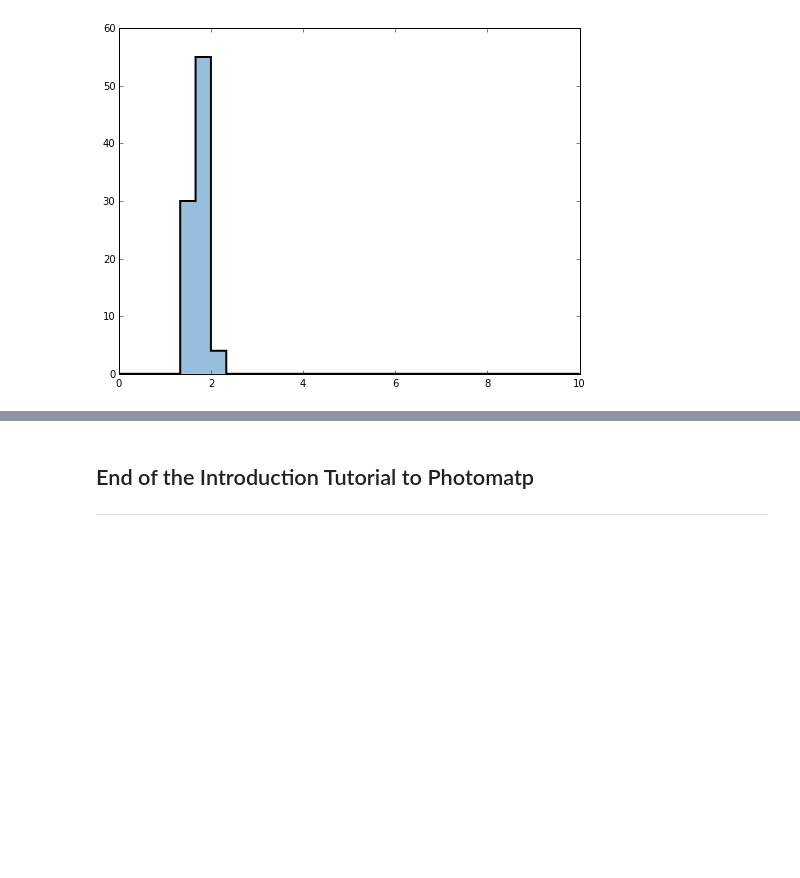
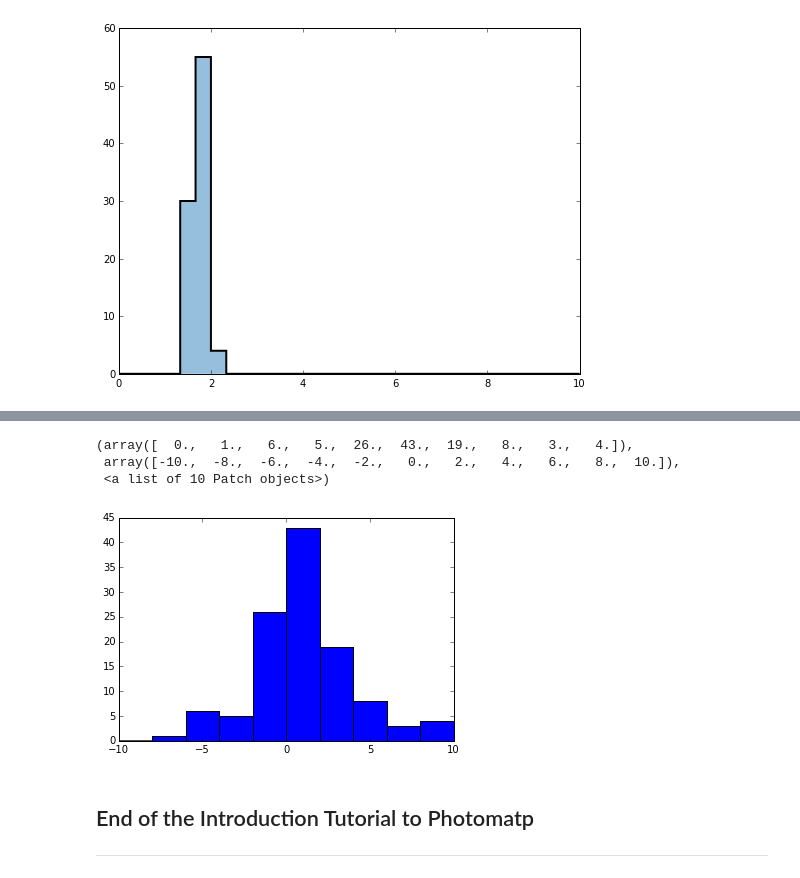
Before and after one commit to MickaelRigault/astrobject, a Jupyter notebook: notebooks/Tutorial_Collections__PhotoPoints.ipynb, the cells around one changed output, grey strips where cells are left out. Saved outputs shown, nothing was run; the diff lists cells and outputs as text; code cells hidden in the pictures; blank space fills up the shorter version.

```diff
--- a/notebooks/Tutorial_Collections__PhotoPoints.ipynb
+++ b/notebooks/Tutorial_Collections__PhotoPoints.ipynb
@@ -475,3 +514,10 @@ sep.show_hist(toshow="a",
+# %%
+mpl.hist((magstars-magstarscat)/magstarserr, range=[-10,10])
+# %% [output]
+(array([  0.,   1.,   6.,   5.,  26.,  43.,  19.,   8.,   3.,   4.]),
+ array([-10.,  -8.,  -6.,  -4.,  -2.,   0.,   2.,   4.,   6.,   8.,  10.]),
+ <a list of 10 Patch objects>)
+[figure, added]
 # %% [markdown]
 ## End of the Introduction Tutorial to Photomatp
 
```
Also changed, not shown: parts of 9 cells of this notebook, 3 other files.
